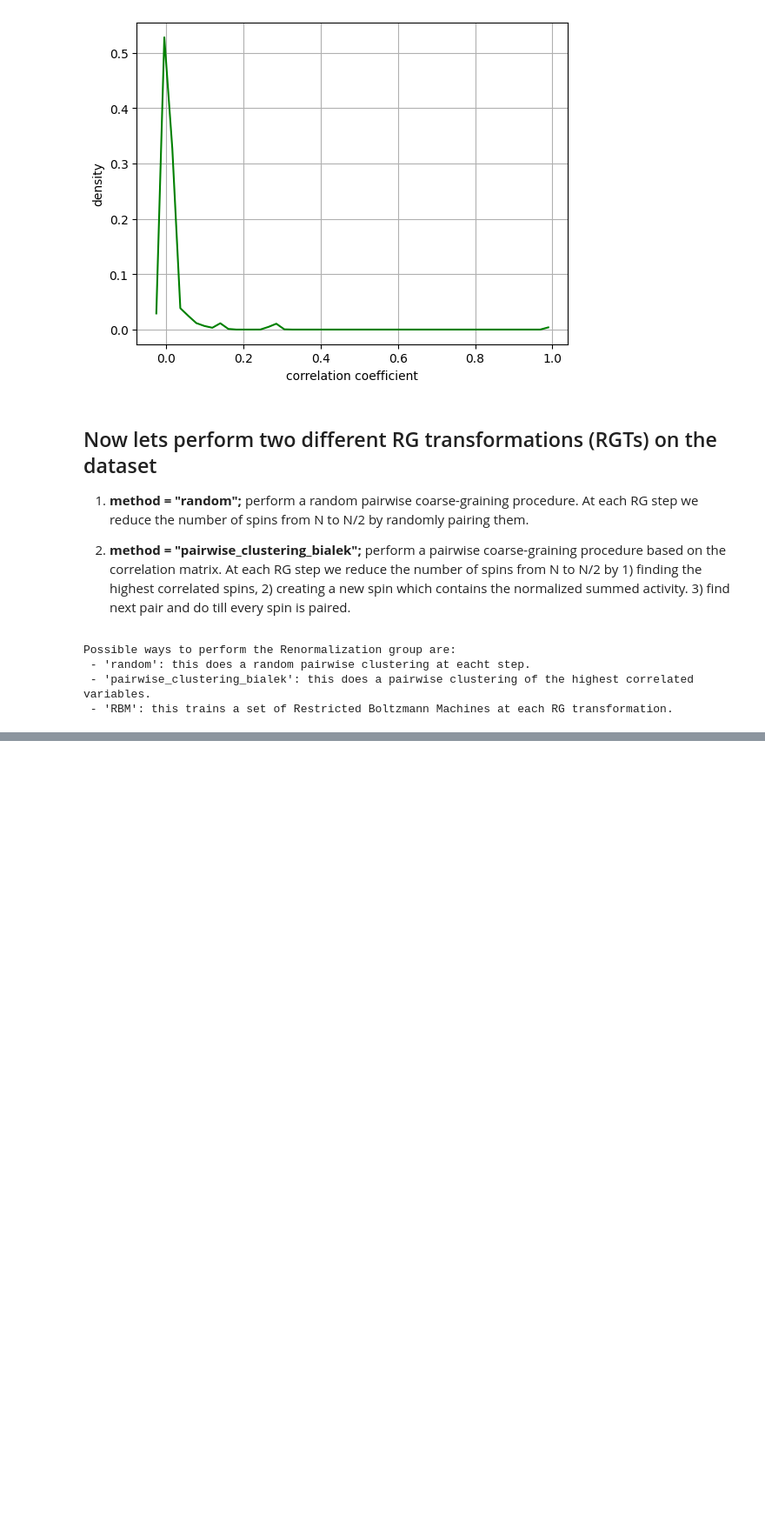
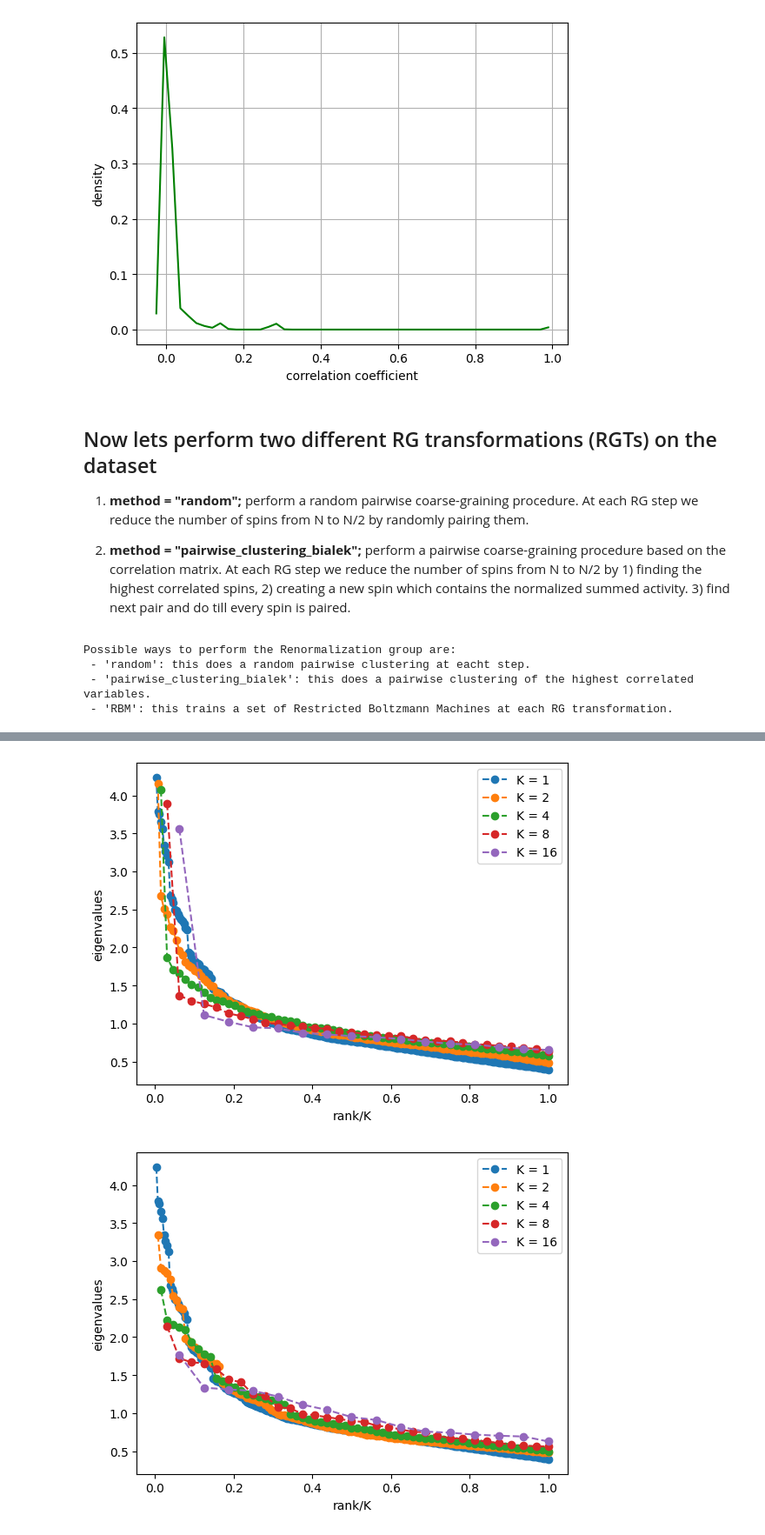
Before and after one commit to KKMGeraedts/Renormalization-Group-Bialek, a Jupyter notebook: Studying Scaling Behabiaour of Real Space RG (Bialek).ipynb, the cells around one changed output, grey strips where cells are left out. Shown at 87% size. Cells and saved outputs as stored; diff of their text form; code cells hidden in the pictures; blank space fills up the shorter version.

```diff
--- a/Studying Scaling Behabiaour of Real Space RG (Bialek).ipynb
+++ b/Studying Scaling Behabiaour of Real Space RG (Bialek).ipynb
@@ -205,3 +126,8 @@ plot_normalized_activity(Xs)
 # %%
-plot_eigenvalue_scaling(Xs)
+# Plot the eigenvalue spectrum of the coarse-grained variables at different points in the RGTs
+plot_eigenvalue_scaling(Xs_random)
+plot_eigenvalue_scaling(Xs_bialek)
+# %% [output]
+[figure, added]
+[figure, added]
 # %%
```
Also changed, not shown: parts of 15 cells of this notebook, 2 other files.
